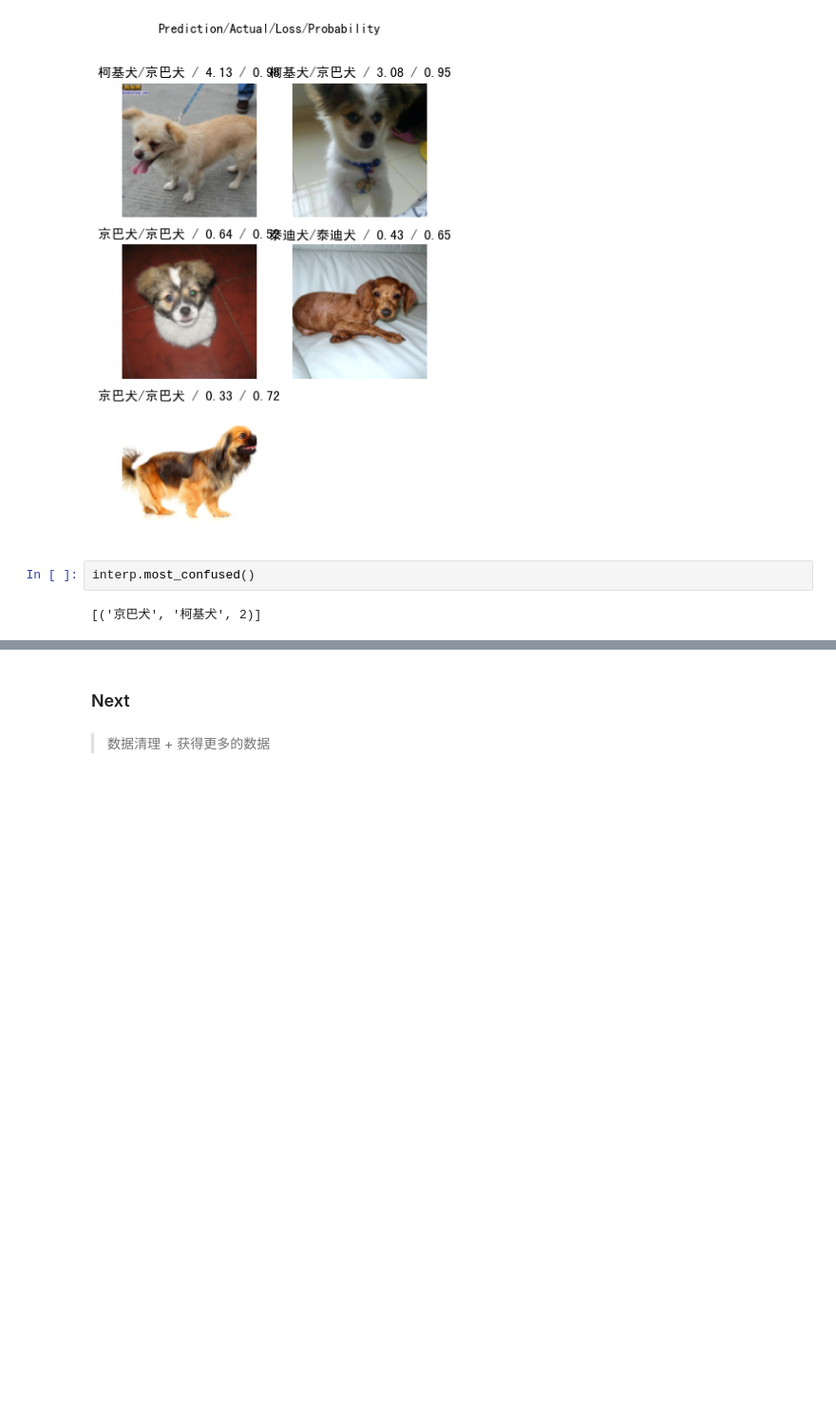
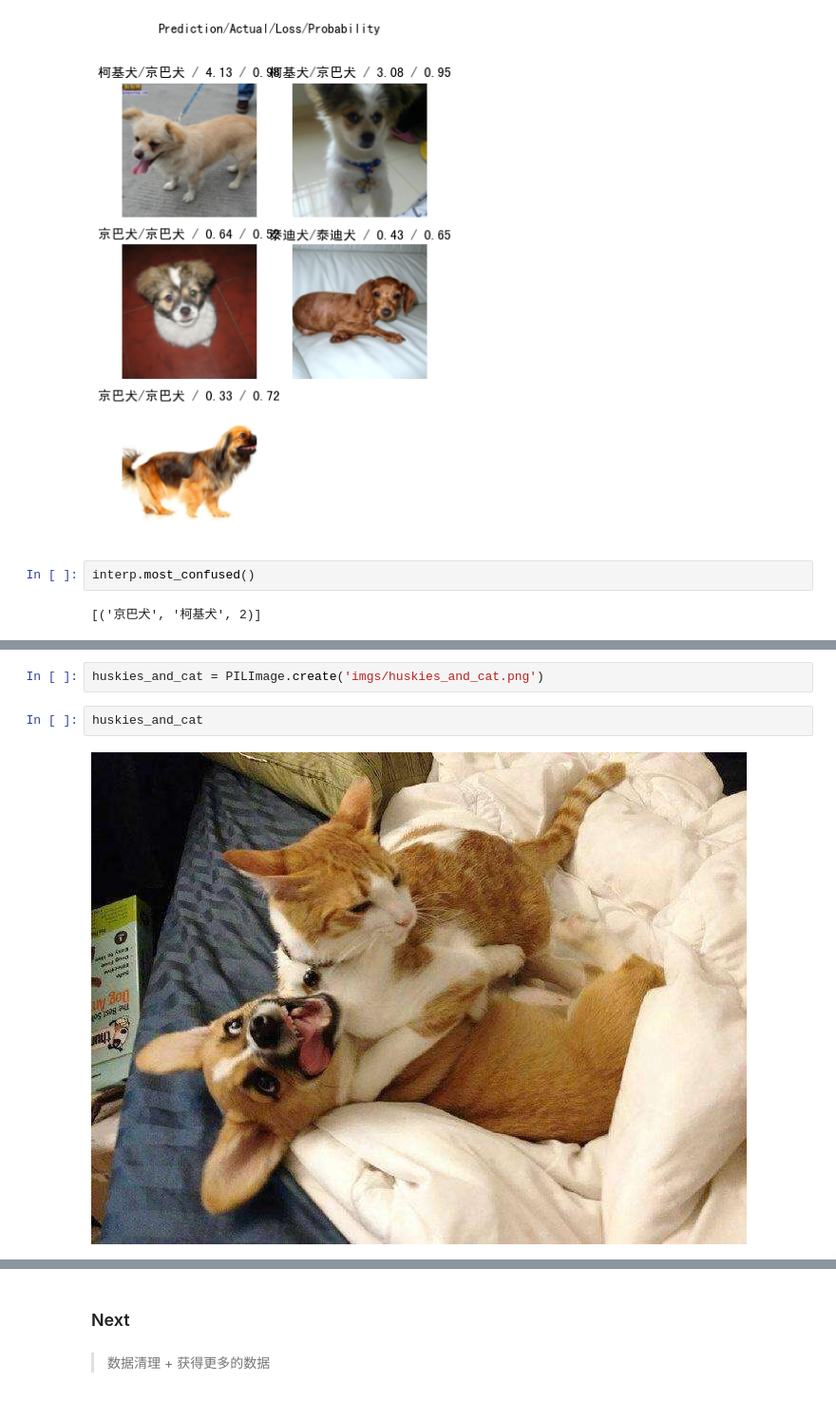
Before and after one commit to ddebby/First_AI_Project, a Jupyter notebook: 01.lab_your_first_ai_project.ipynb, the cells around one changed output, grey strips where cells are left out. Shown at 95% size. Cells and saved outputs as stored; diff of their text form; blank space fills up the shorter version.

```diff
--- a/01.lab_your_first_ai_project.ipynb
+++ b/01.lab_your_first_ai_project.ipynb
@@ -325,0 +440,6 @@ interp.most_confused()
+# %%
+huskies_and_cat = PILImage.create('imgs/huskies_and_cat.png')
+# %%
+huskies_and_cat
+# %% [output]
+[figure, added]
```
Also changed, not shown: parts of 41 cells of this notebook, 6 other files.
